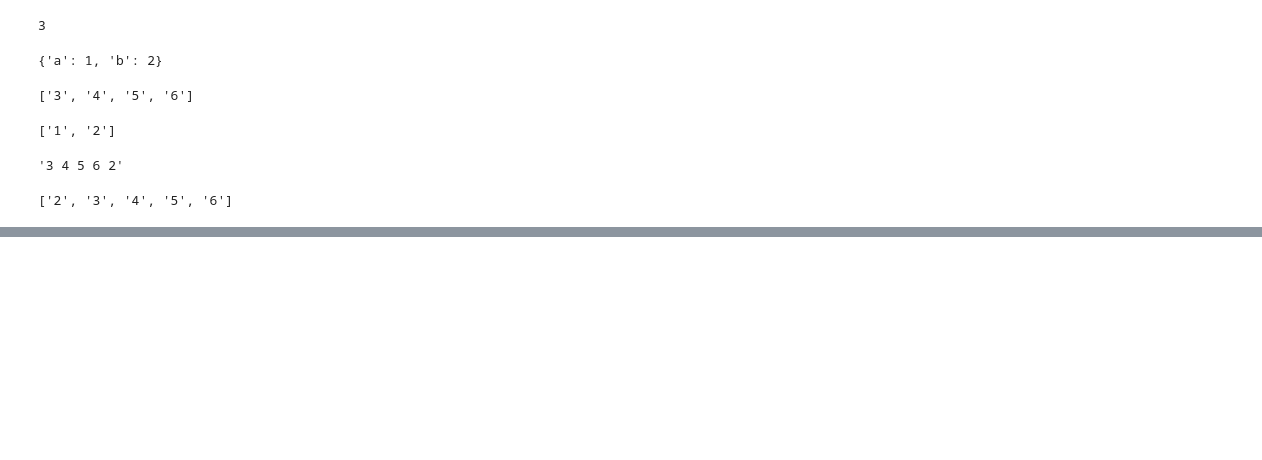
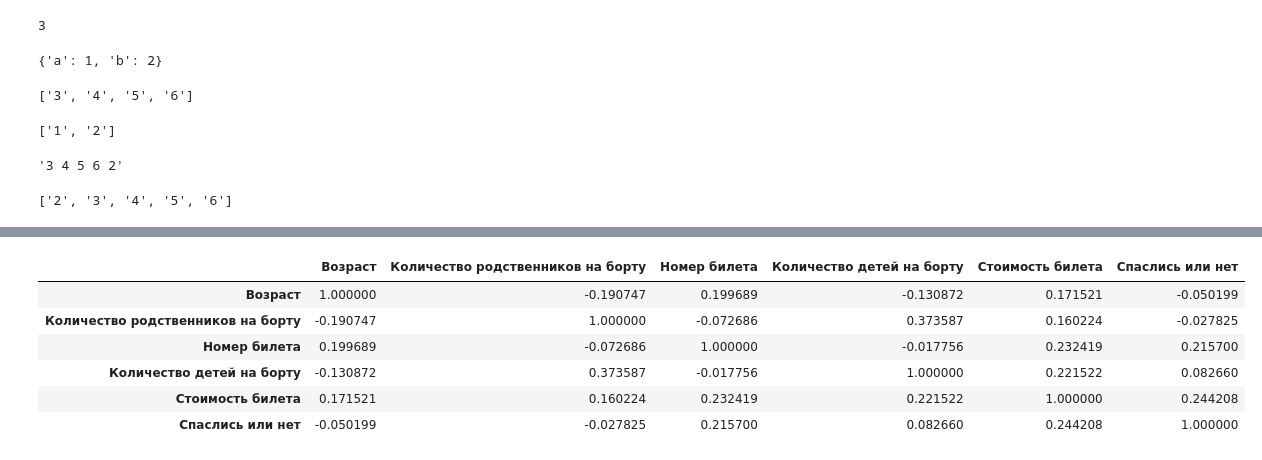
Before and after one commit to airatinho/task, a Jupyter notebook: train.ipynb, the cells around one changed output, grey strips where cells are left out. Cells and saved outputs as stored; diff of their text form; code cells hidden in the pictures; blank space fills up the shorter version.

```diff
--- a/train.ipynb
+++ b/train.ipynb
@@ -2185,0 +2305,10 @@ n = listed_val.pop(0)
+# %%
+df.corr()
+# %% [output]
+|  | Возраст | Количество родственников на борту | Номер билета | Количество детей на борту | Cтоимость билета | Cпаслись или нет |
+| Возраст | 1.000000 | -0.190747 | 0.199689 | -0.130872 | 0.171521 | -0.050199 |
+| Количество родственников на борту | -0.190747 | 1.000000 | -0.072686 | 0.373587 | 0.160224 | -0.027825 |
+| Номер билета | 0.199689 | -0.072686 | 1.000000 | -0.017756 | 0.232419 | 0.215700 |
+| Количество детей на борту | -0.130872 | 0.373587 | -0.017756 | 1.000000 | 0.221522 | 0.082660 |
+| Cтоимость билета | 0.171521 | 0.160224 | 0.232419 | 0.221522 | 1.000000 | 0.244208 |
+| Cпаслись или нет | -0.050199 | -0.027825 | 0.215700 | 0.082660 | 0.244208 | 1.000000 |
```
Also changed, not shown: parts of 24 cells of this notebook, 1 other file.
